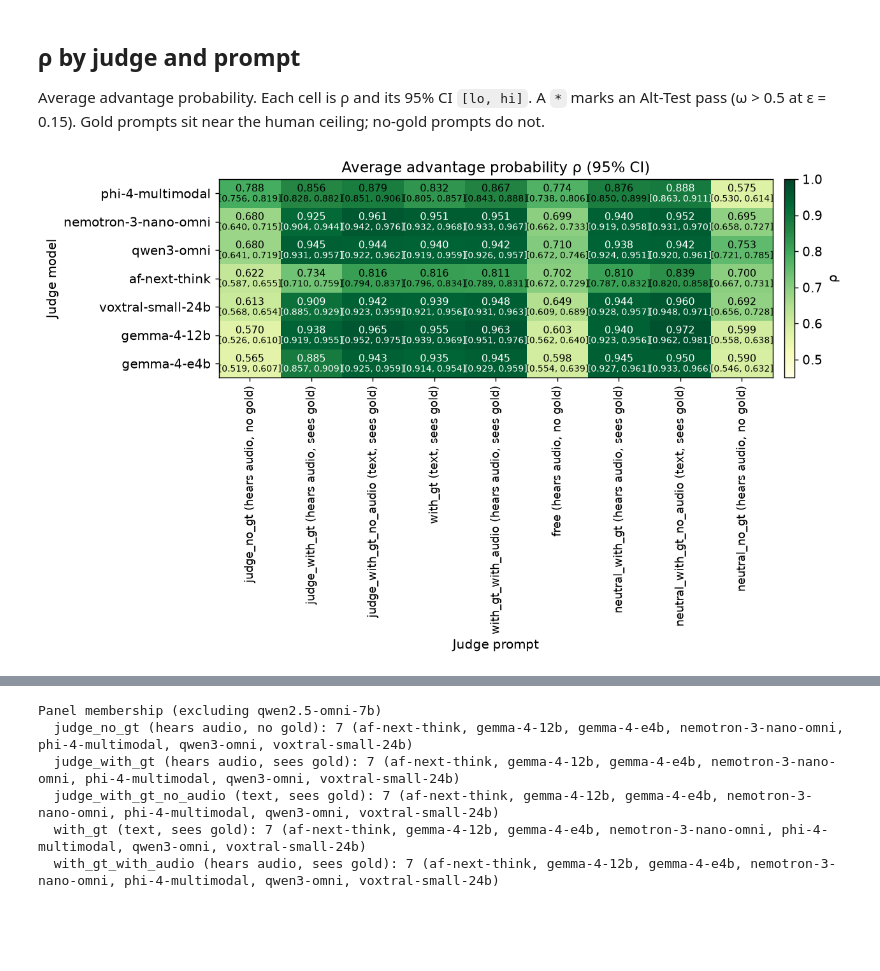
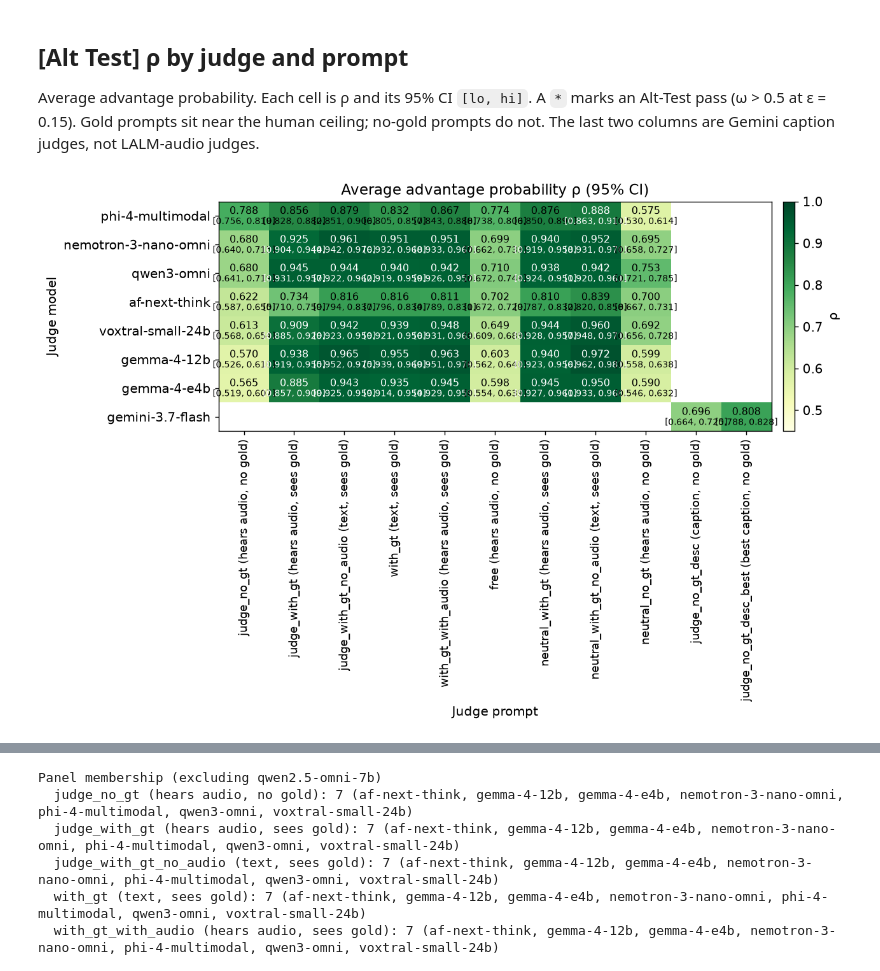
Before and after one commit to zhzhang/latent-reasoning, a Jupyter notebook: analysis.ipynb, the cells around one changed output, grey strips where cells are left out. Saved outputs shown, nothing was run; the diff lists cells and outputs as text; code cells hidden in the pictures; blank space fills up the shorter version.

```diff
--- a/analysis.ipynb
+++ b/analysis.ipynb
@@ -226,7 +197,7 @@ Per judge (same columns as --accuracy-only)
 # %% [markdown]
-## ρ by judge and prompt
+## [Alt Test] ρ by judge and prompt
 
-Average advantage probability. Each cell is ρ and its 95% CI `[lo, hi]`. A `*` marks an Alt-Test pass (ω > 0.5 at ε = 0.15). Gold prompts sit near the human ceiling; no-gold prompts do not.
+Average advantage probability. Each cell is ρ and its 95% CI `[lo, hi]`. A `*` marks an Alt-Test pass (ω > 0.5 at ε = 0.15). Gold prompts sit near the human ceiling; no-gold prompts do not. The last two columns are Gemini caption judges, not LALM-audio judges.
 # %%
 rho = pivot("rho")
 rho_lo = pivot("rho_lo")
@@ -241,7 +212,7 @@ masked = np.ma.masked_invalid(data)
 im = ax.imshow(masked, aspect="auto", cmap="YlGn", vmin=0.45, vmax=1.0)
 ax.set_xticks(np.arange(len(MODE_ORDER)))
 ax.set_xticklabels(
-    [grade_mode_title(m) for m in MODE_ORDER],
+    [mode_title(m) for m in MODE_ORDER],
     rotation=90,
     ha="center",
     va="top",
@@ -262,31 +233,31 @@ for i in range(data.shape[0]):
         if np.isnan(value):
             continue
         star = "*" if passed.iloc[i, j] is True else ""
         ink = "white" if value >= 0.88 else "black"
         ax.text(
             j,
             i - 0.16,
             f"{value:.3f}{star}",
             ha="center",
             va="center",
             color=ink,
             fontsize=9,
         )
         lo, hi = lo_g[i, j], hi_g[i, j]
         if np.isfinite(lo) and np.isfinite(hi):
             ax.text(
                 j,
                 i + 0.20,
                 f"[{lo:.3f}, {hi:.3f}]",
                 ha="center",
                 va="center",
                 color=ink,
                 fontsize=8,
             )
 
 cbar = fig.colorbar(im, ax=ax, fraction=0.03, pad=0.02)
 cbar.set_label("ρ")
 fig.tight_layout()
 plt.show()
 # %% [output]
-[figure, old version]
+[figure, new version]
```
Also changed, not shown: parts of 18 cells of this notebook, 1 other file.
